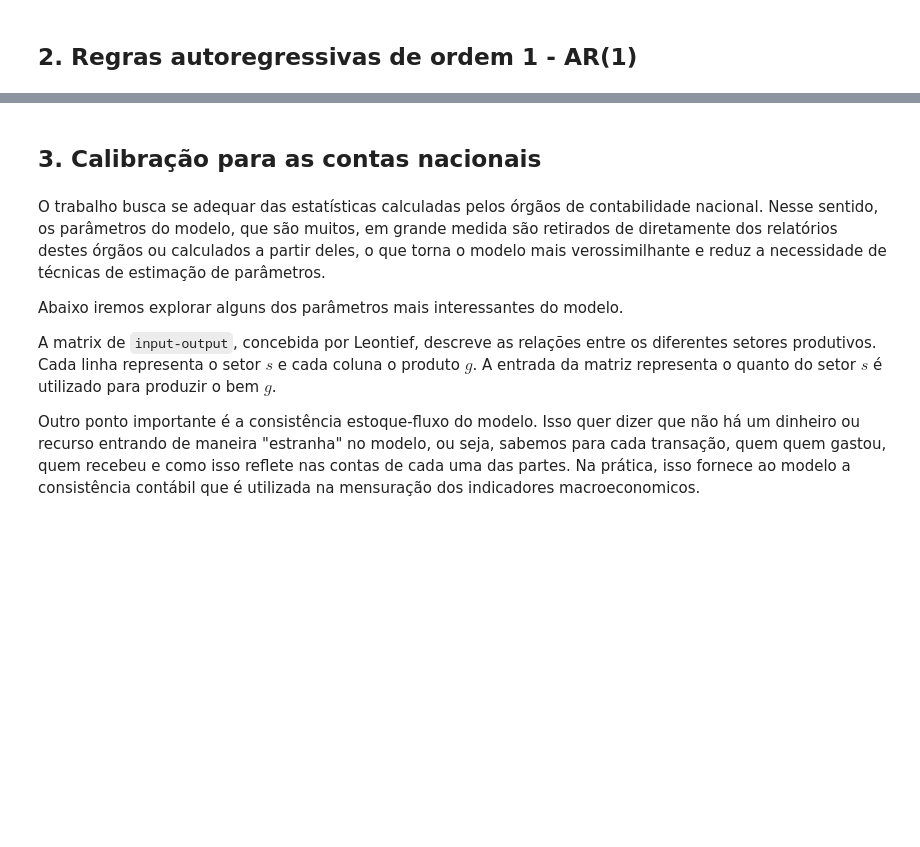
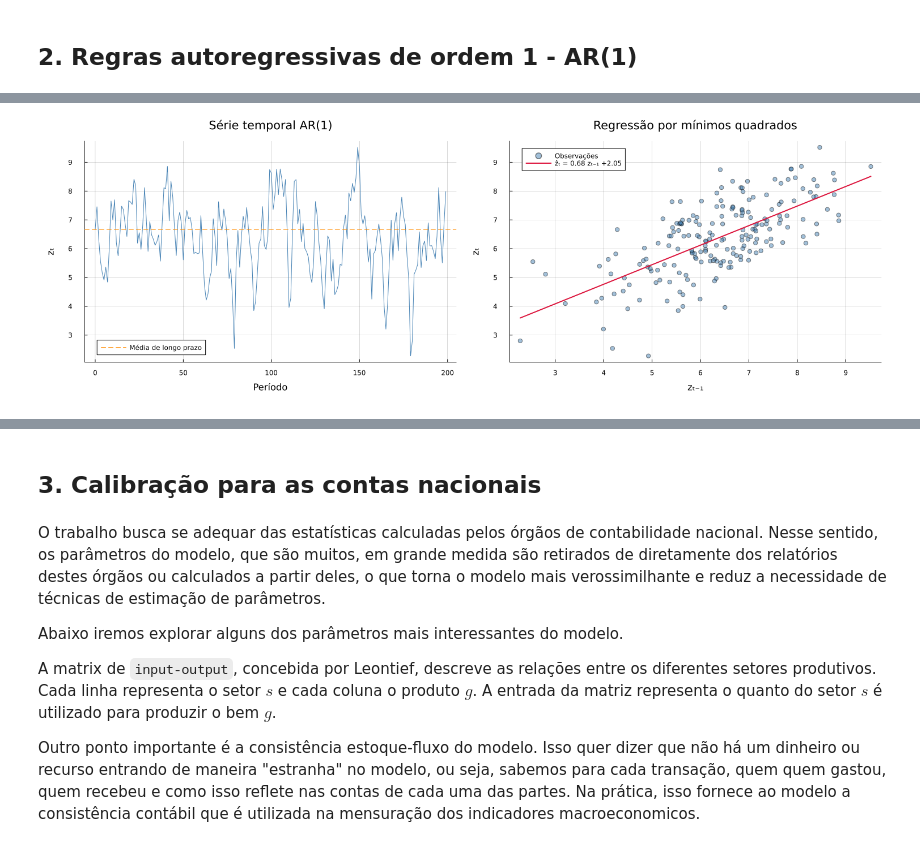
Before and after one commit to danielbandrade/BeforeIT-dba, a Jupyter notebook: dba-studies/seminario-economia/conteúdo-seminario.ipynb, the cells around one changed output, grey strips where cells are left out. Drawn from its saved outputs; the diff is of its cells as text; code cells hidden in the pictures; blank space fills up the shorter version.

```diff
--- a/dba-studies/seminario-economia/conteúdo-seminario.ipynb
+++ b/dba-studies/seminario-economia/conteúdo-seminario.ipynb
@@ -114,0 +123,95 @@ Adicionalmente, as seguintes variáveis também são modeladas como processos AR
+# %%
+using Printf
+
+Random.seed!(42)
+
+# Parameters used to generate the example
+alpha_true = 0.7
+beta_true = 2.0
+n_observations = 200
+long_run_mean = beta_true / (1 - alpha_true)
+
+# Simulate a stationary AR(1) series
+z = fill(long_run_mean, n_observations)
+
+for t in 2:n_observations
+    innovation = randn()
+    z[t] = alpha_true * z[t-1] + beta_true + innovation
+end
+
+# Estimate the coefficients by least squares
+lagged = z[1:end-1]
+current = z[2:end]
+design = hcat(lagged, ones(length(lagged)))
+alpha_estimated, beta_estimated = design \ current
+fitted = alpha_estimated .* lagged .+ beta_estimated
+
+# 1. Time series
+p1 = plot(
+    0:(n_observations-1), z;
+    color = :steelblue,
+    title = "Série temporal AR(1)",
+    xlabel = "Período",
+    ylabel = "zₜ",
+    label = false,
+    gridalpha = 0.3,
+)
+
+hline!(
+    p1,
+    [long_run_mean];
+    color = :darkorange,
+    linestyle = :dash,
+    label = "Média de longo prazo",
+)
+
+# 2. Least-squares regression
+order = sortperm(lagged)
+
+p2 = scatter(
+    lagged, current;
+    alpha = 0.5,
+    color = :steelblue,
+    label = "Observações",
+    title = "Regressão por mínimos quadrados",
+    xlabel = "zₜ₋₁",
+    ylabel = "zₜ",
+    gridalpha = 0.3,
+)
+
+plot!(
+    p2,
+    lagged[order],
+    fitted[order];
+    color = :crimson,
+    linewidth = 2,
+    label = @sprintf(
+        "ẑₜ = %.2f zₜ₋₁ %+.2f",
+        alpha_estimated,
+        beta_estimated,
+    ),
+)
+
+# 3. Sum of squared errors
+alpha_values = range(
+    alpha_estimated - 0.5,
+    alpha_estimated + 0.5;
+    length = 120,
+)
+
+beta_values = range(
+    beta_estimated - 3,
+    beta_estimated + 3;
+    length = 120,
+)
+
+plot(
+    p1, p2;
+    layout = (1, 2),
+    size = (1500, 500),
+    left_margin = 10Plots.mm,
+    bottom_margin = 10Plots.mm,
+    top_margin = 5Plots.mm,
+)
+# %% [output]
+[figure, added]
```
Also changed, not shown: parts of 18 cells of this notebook, 1 other file.
